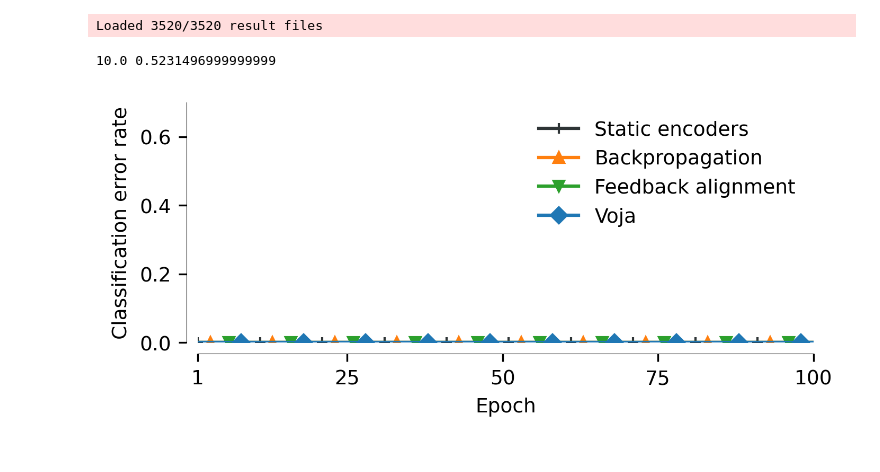
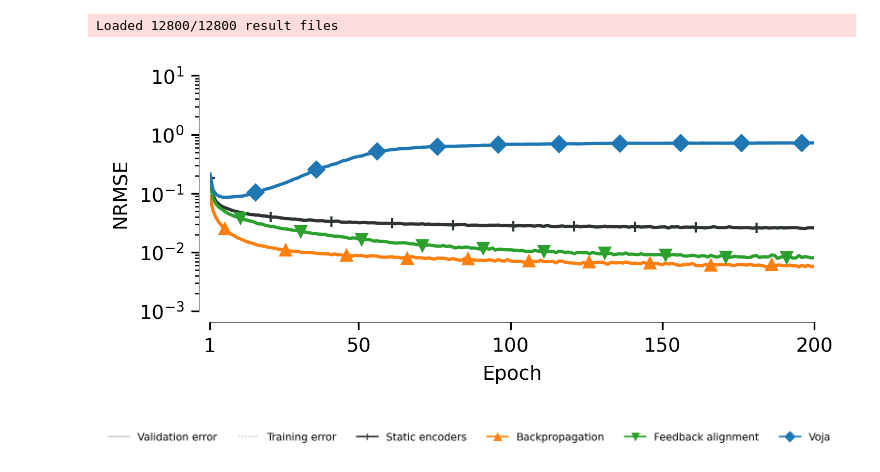
Before and after one commit to TrellixVulnTeam/encoder_learning_benchmarks_I8I1, a Jupyter notebook: notebooks/analyze.ipynb, the cells around one changed output. Cells and saved outputs as stored; diff of their text form; code cells hidden in the pictures.

```diff
--- a/notebooks/analyze.ipynb
+++ b/notebooks/analyze.ipynb
@@ -14,9 +14,9 @@ import sys
 sys.path.append("..")
 import encoder_learning_benchmarks.analyze as analyze
 # %%
-data = analyze.load_benchmark_data("../out_n_epochs_100")
+data = analyze.load_benchmark_data("../out_multiplication_n_epochs_200.tar.xz")
 data = analyze.sort_benchmark_data(data)
 # %% [output]
-Loaded 3520/3520 result files
+Loaded 12800/12800 result files
 # %%
 data_merged = analyze.merge_benchmark_data(data, {"seed": None})
@@ -25,13 +23,23 @@ all_ys = []
 # %%
 data_flt = analyze.filter_benchmark_data(data_merged, {
-    "dataset": {"#name": "gaussian_clusters", "n_classes": 2},
-    "decoder_learner": {"#name": 'lstsq'},
-    "optimizer": {"#name": "sgd"},
+    "dataset": {"#name": "multiplication", "skewed": False},
+    "decoder_learner": {"#name": "pes"},
+    "optimizer": {"#name": "adam"},
     "sequential": False,
-    "network": {"initialisation": "normal"},
+    "network": {"initialisation": "nef"},
 })
 # %%
-analyze.plot_benchmark_data(data_flt, all_ys=all_ys, semilogy=False, plot_median=True, plot_quartiles=False)
+fig, ax, legend_artists, legend_labels = analyze.plot_benchmark_data(data_flt, semilogy=True, plot_median=True, plot_quartiles=False)
 # %% [output]
-10.0 0.5231496999999999
-[figure, old version]
+[figure, new version]
+# %%
+import matplotlib.lines as mlines
+
+fig, ax = plt.subplots(figsize=(5, 0.2))
+artist_ctor = lambda x: mlines.Line2D([0], [0], **x)
+ax.legend(list(map(artist_ctor, legend_artists)), legend_labels, ncol=len(legend_artists))
+ax.set_xticks([])
+ax.set_yticks([])
+ax.set_frame_on(False)
+# %% [output]
+[figure, added]
```
Also changed, not shown: parts of 2 cells of this notebook, 6 other files.
